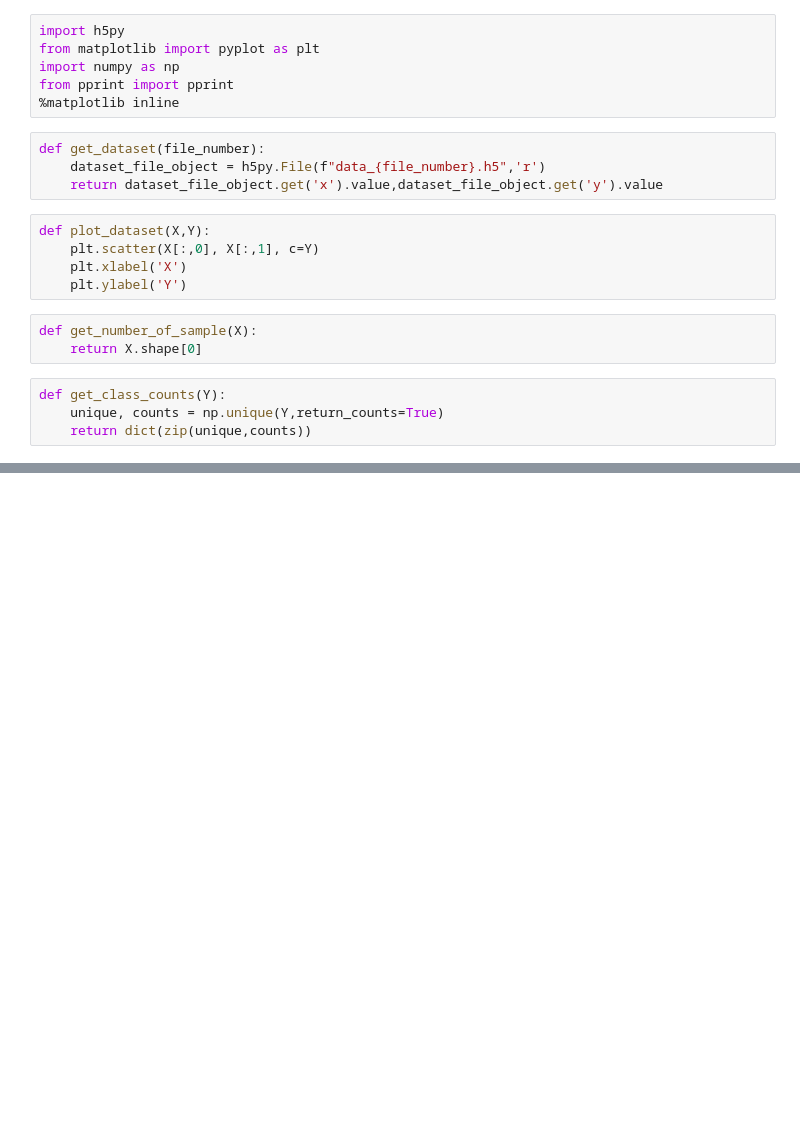
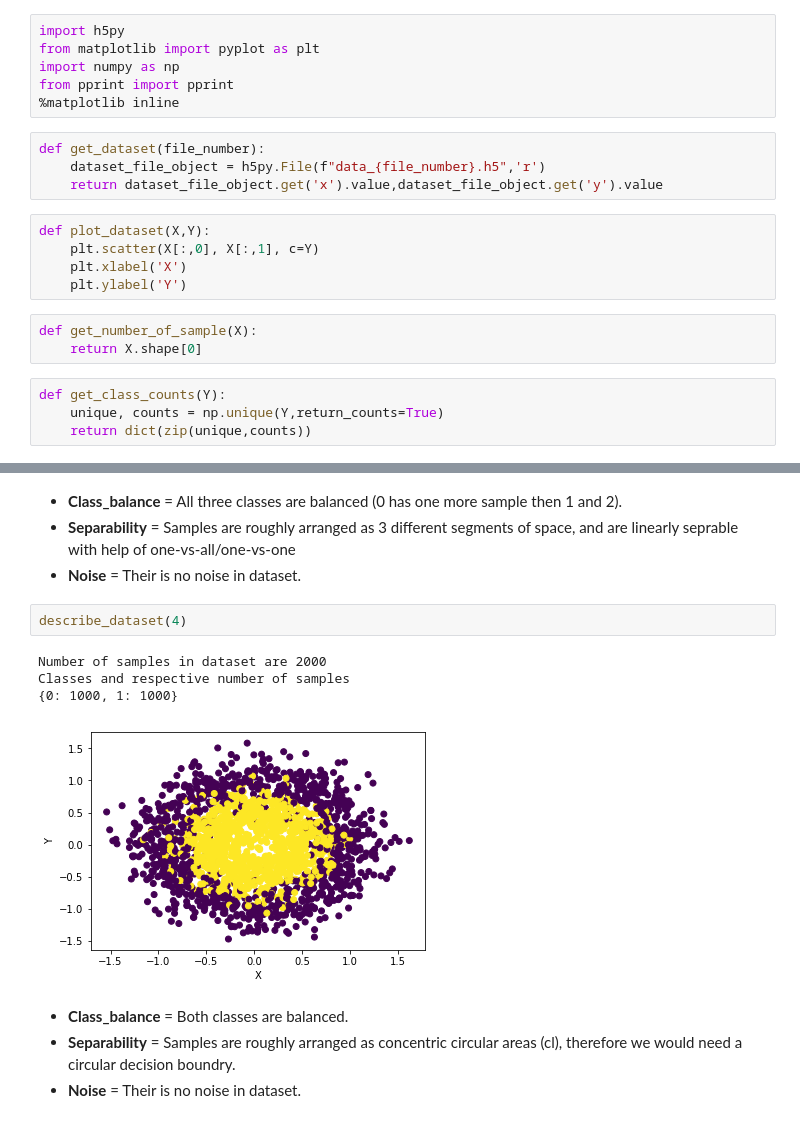
Before and after one commit to Hitkul/ML_course_IIITD, a Jupyter notebook: Assignment 2/Assignment_2.ipynb, the cells around one changed output, grey strips where cells are left out. Cells and saved outputs as stored; diff of their text form; blank space fills up the shorter version.

```diff
--- a/Assignment 2/Assignment_2.ipynb
+++ b/Assignment 2/Assignment_2.ipynb
@@ -37,0 +63,15 @@ Classes and respective number of samples
+# %% [markdown]
+- **Class_balance** = All three classes are balanced (0 has one more sample then 1 and 2).
+- **Separability** = Samples are roughly arranged as 3 different segments of space, and are linearly seprable with help of one-vs-all/one-vs-one
+- **Noise** = Their is no noise in dataset.
+# %%
+describe_dataset(4)
+# %% [output]
+Number of samples in dataset are 2000
+Classes and respective number of samples
+{0: 1000, 1: 1000}
+[figure, added]
+# %% [markdown]
+- **Class_balance** = Both classes are balanced.
+- **Separability** = Samples are roughly arranged as concentric circular areas (cl), therefore we would need a circular decision boundry.
+- **Noise** = Their is no noise in dataset.
```
Also changed, not shown: parts of 10 cells of this notebook.
